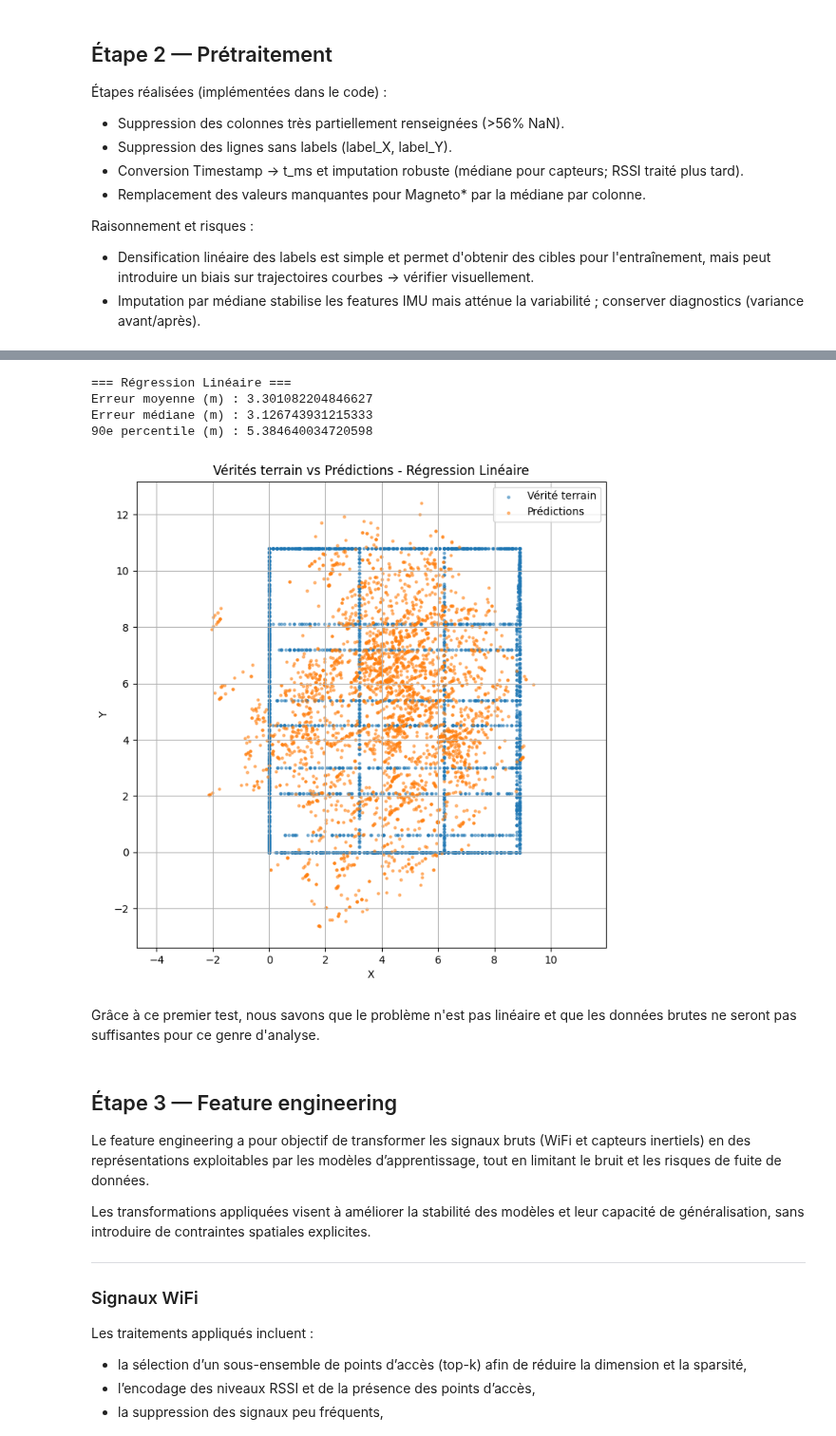
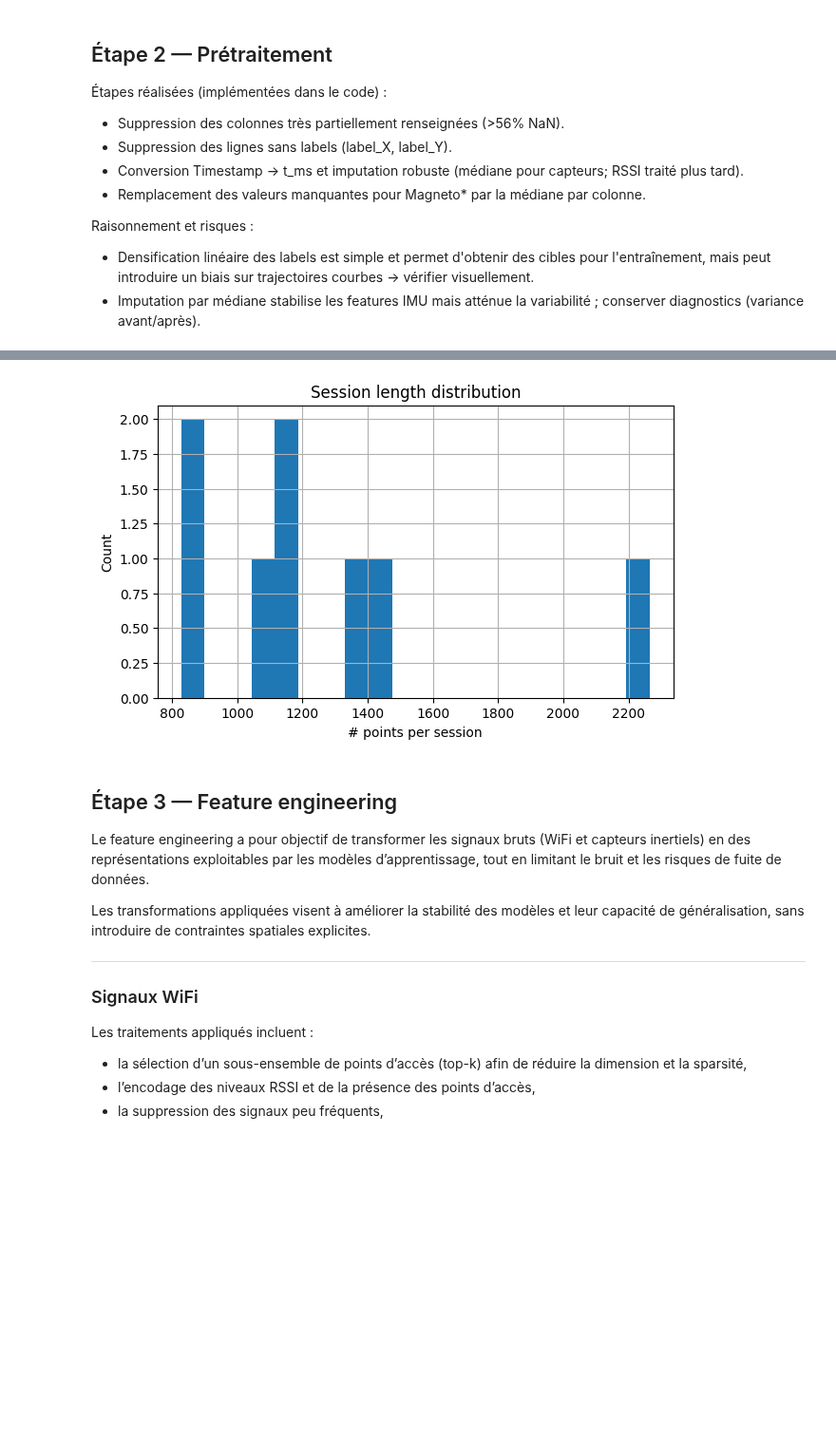
Before and after one commit to FlavienJalabert/indoor-localisation, a Jupyter notebook: Report_Indoor_Localisation.ipynb, the cells around one changed output, grey strips where cells are left out. Shown at 95% size. Saved outputs shown, nothing was run; the diff lists cells and outputs as text; code cells hidden in the pictures; blank space fills up the shorter version.

```diff
--- a/Report_Indoor_Localisation.ipynb
+++ b/Report_Indoor_Localisation.ipynb
@@ -669,33 +160,35 @@ Test  : (3047, 23) (3047, 2)
-# %%
-# Analyse des résultats de la baseline
-print("=== Régression Linéaire ===")
-errors = np.linalg.norm(y_test_raw.values - y_pred_lr, axis=1)
-
-print("Erreur moyenne (m) :", errors.mean())
-print("Erreur médiane (m) :", np.median(errors))
-print("90e percentile (m) :", np.percentile(errors, 90))
-
-plt.figure(figsize=(8, 8))
-plt.scatter(y_test_raw["label_X"], y_test_raw["label_Y"],
-            s=5, alpha=0.5, label="Vérité terrain")
-plt.scatter(y_pred_lr[:,0], y_pred_lr[:,1],
-            s=5, alpha=0.5, label="Prédictions")
-
-plt.legend()
-plt.title("Vérités terrain vs Prédictions - Régression Linéaire")
-plt.xlabel("X")
-plt.ylabel("Y")
-plt.axis("equal")
-plt.grid(True)
-plt.show(block=False)
-# %% [output]
-=== Régression Linéaire ===
-Erreur moyenne (m) : 3.301082204846627
-Erreur médiane (m) : 3.126743931215333
-90e percentile (m) : 5.384640034720598
-[figure, removed]
-# %% [markdown]
-Grâce à ce premier test, nous savons que le problème n'est pas linéaire et que les données brutes ne seront pas suffisantes pour ce genre d'analyse.
+# %%
+null_ratio = df_base.isna().mean().sort_values(ascending=False)
+null_ratio.head(15)
+
+df_base = splitting.add_session_id(df_base)
+splits_path = artifacts.artifact_path("splits", "train_test_idx", run_id, "npz")
+if artifacts.exists(splits_path) and not force_recompute:
+    split_data = artifacts.load_npz(splits_path)
+    train_idx = split_data["train_idx"]
+    test_idx = split_data["test_idx"]
+else:
+    df_train, df_test = splitting.group_split(df_base, "session_id", cfg.test_size, cfg.random_seed)
+    train_idx = df_train.index.to_numpy()
+    test_idx = df_test.index.to_numpy()
+    artifacts.save_npz(splits_path, train_idx=train_idx, test_idx=test_idx)
+
+df_train = df_base.loc[train_idx].reset_index(drop=True)
+df_test = df_base.loc[test_idx].reset_index(drop=True)
+# %%
+# Session length distribution
+session_sizes = df_base.groupby("session_id").size().sort_values(ascending=False)
+session_sizes.describe()
+
+plt.figure(figsize=(7, 4))
+session_sizes.hist(bins=20)
+plt.title("Session length distribution")
+plt.xlabel("# points per session")
+plt.ylabel("Count")
+plt.savefig(paths.out_figures_dir() / f"session_lengths__{run_id}.png", dpi=150, bbox_inches="tight")
+plt.show()
+# %% [output]
+[figure, added]
 # %% [markdown]
 ## Étape 3 — Feature engineering
 
```
Also changed, not shown: parts of 68 cells of this notebook, 20 other files.
